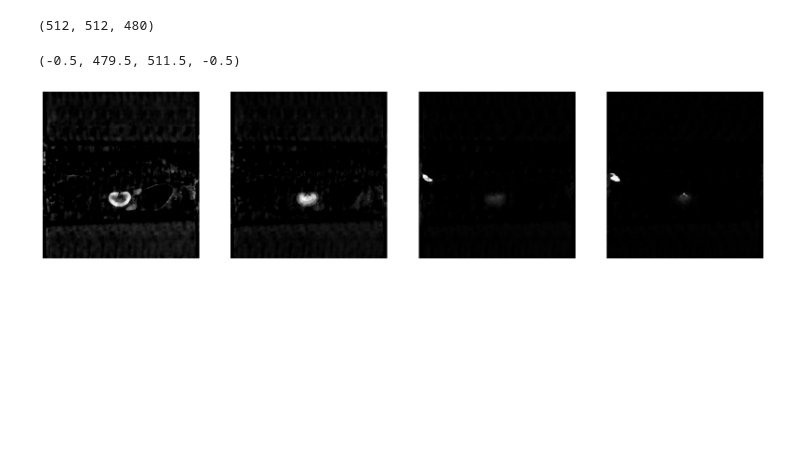
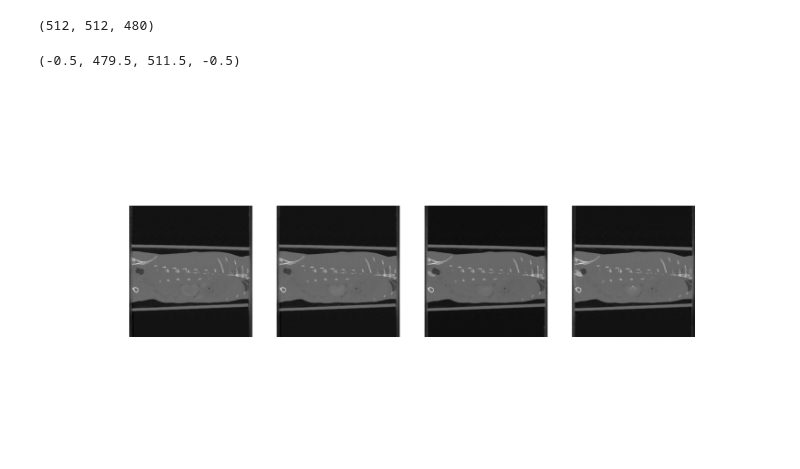
Before and after one commit to dandycodingpipe/pyKOLOR, a Jupyter notebook: notebook.ipynb, the cells around one changed output. Cells and saved outputs as stored; diff of their text form; code cells hidden in the pictures; blank space fills up the shorter version.

```diff
--- a/notebook.ipynb
+++ b/notebook.ipynb
@@ -75,27 +23,27 @@ Total DICOM files found: 480
 # %%
 print(s1.acquisition[0].conventional.shape)
 
 import matplotlib.pyplot as plt
 n = 300
 
 plt.figure(figsize=(20, 10))
 plt.subplot(1,4,1)
-plt.imshow(s1.acquisition[0].kedge[n,:,:], cmap = 'gray')
+plt.imshow(s1.acquisition[0].conventional[n,:,:], cmap = 'gray')
 plt.axis('off')
 
 plt.subplot(1,4,2)
-plt.imshow(s1.acquisition[1].kedge[n,:,:], cmap = 'gray')
+plt.imshow(s1.acquisition[1].conventional[n,:,:], cmap = 'gray')
 plt.axis('off')
 
 plt.subplot(1,4,3)
-plt.imshow(s1.acquisition[2].kedge[n,:,:], cmap = 'gray')
+plt.imshow(s1.acquisition[2].conventional[n,:,:], cmap = 'gray')
 plt.axis('off')
 
 plt.subplot(1,4,4)
-plt.imshow(s1.acquisition[3].kedge[n,:,:], cmap = 'gray')
+plt.imshow(s1.acquisition[3].conventional[n,:,:], cmap = 'gray')
 plt.axis('off')
 # %% [output]
 (512, 512, 480)
 (-0.5, 479.5, 511.5, -0.5)
-[figure, old version]
+[figure, new version]
 # %%
```
Also changed, not shown: parts of 5 cells of this notebook, 1 other file.
